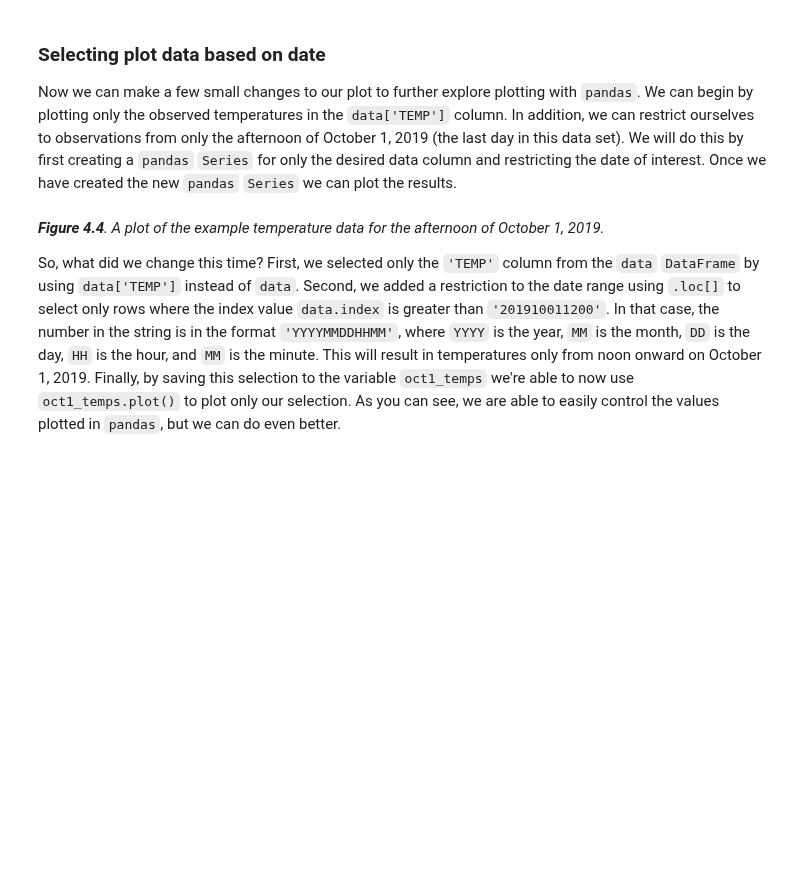
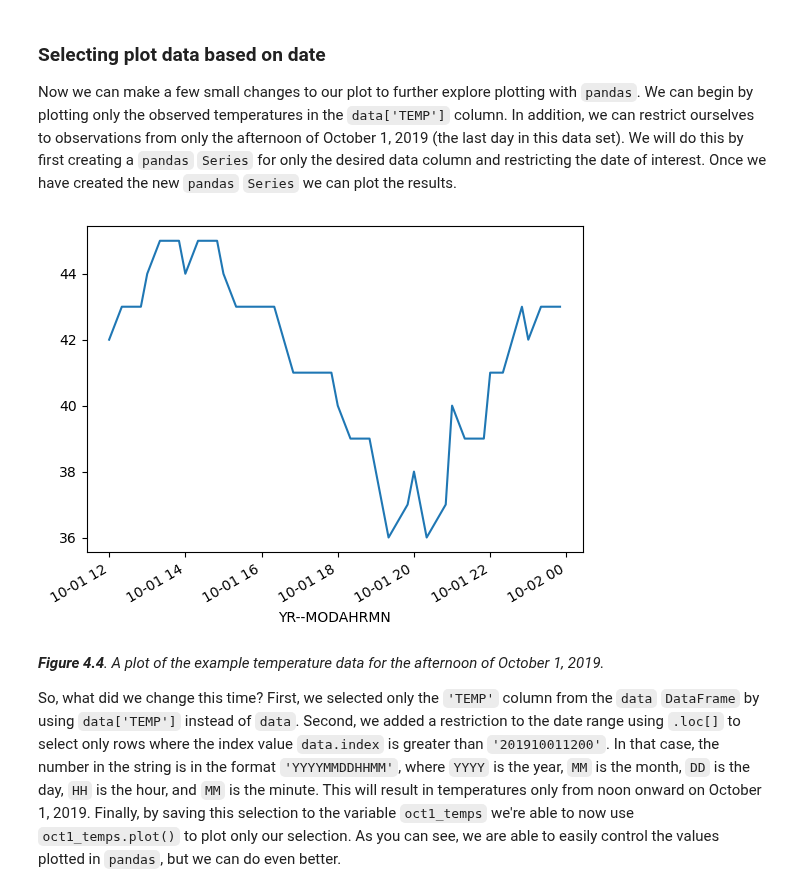
Before and after one commit to heattard/geo-python-student-notebooks, a Jupyter notebook: L7/basic-plotting-filled.ipynb, the cells around one changed output. Cells and saved outputs as stored; diff of their text form; code cells hidden in the pictures; blank space fills up the shorter version.

Commit message:
subsetting data

```diff
--- a/L7/basic-plotting-filled.ipynb
+++ b/L7/basic-plotting-filled.ipynb
@@ -65,6 +73,10 @@ OK, so this is a data type we have not seen previously, but clearly it is part o
 Now we can make a few small changes to our plot to further explore plotting with `pandas`. We can begin by plotting only the observed temperatures in the `data['TEMP']` column. In addition, we can restrict ourselves to observations from only the afternoon of October 1, 2019 (the last day in this data set). We will do this by first creating a `pandas` `Series` for only the desired data column and restricting the date of interest. Once we have created the new `pandas` `Series` we can plot the results.
 # %%
 # Create basic plot with subset of data
+oct1_temps = subset["TEMP"].loc[subset.index >= np.datetime64('2019-10-01T12:00')]
+ax = oct1_temps.plot()
+# %% [output]
+[figure, added]
 # %% [markdown]
 _**Figure 4.4**. A plot of the example temperature data for the afternoon of October 1, 2019._
 
```
Also changed, not shown: parts of 4 cells of this notebook.
